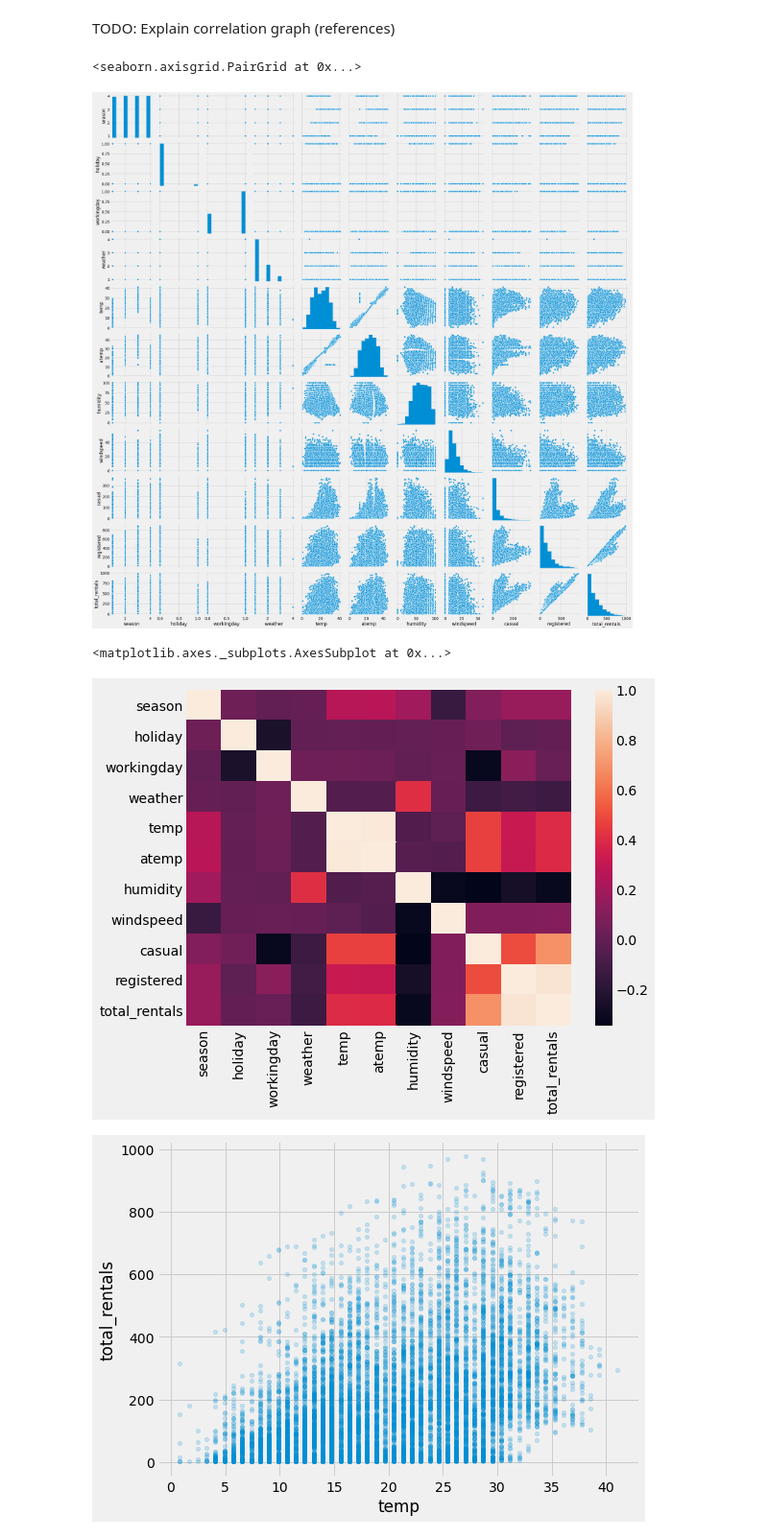
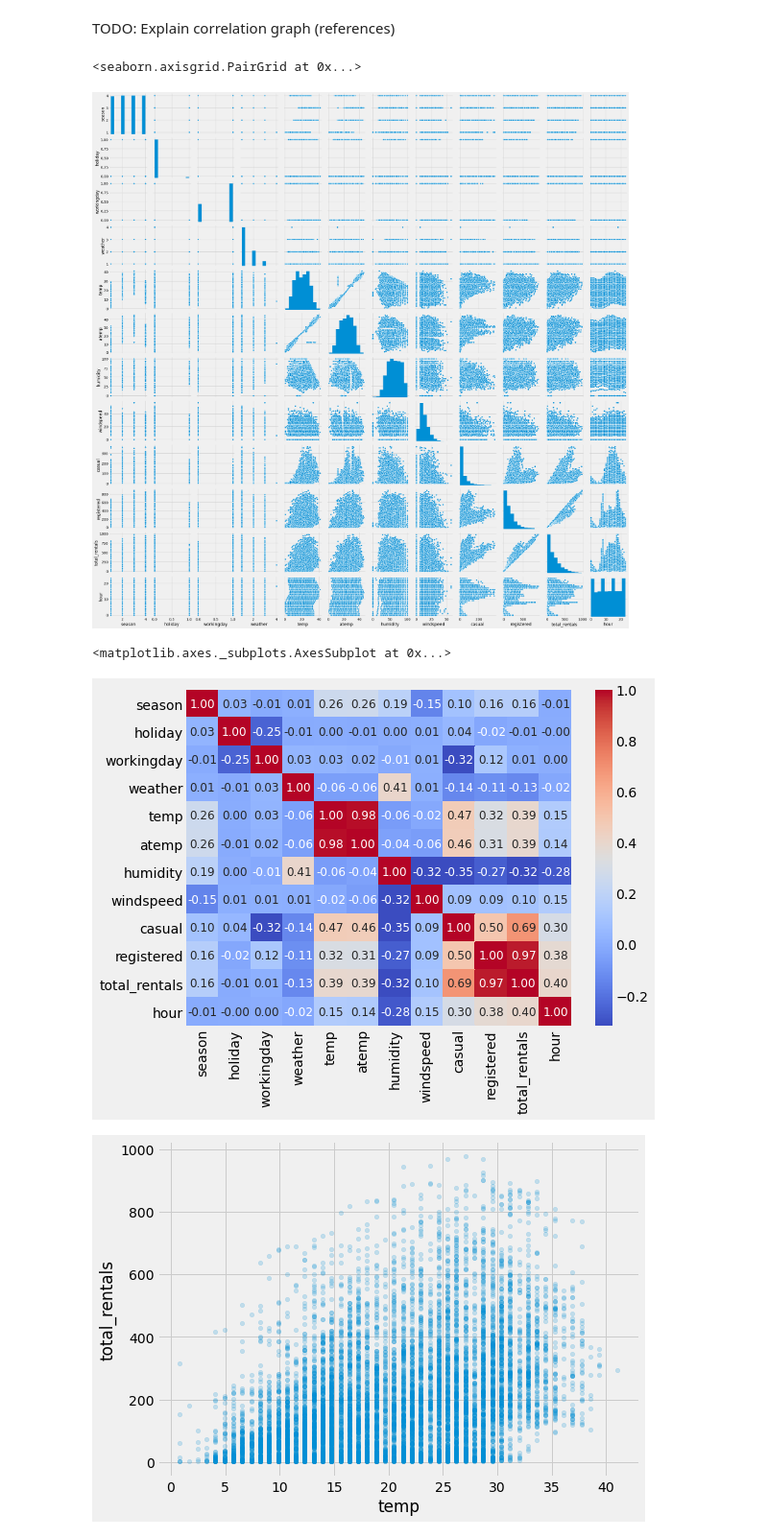
Before and after one commit to tranhoangkhuongvn/MachineLearning_Course, a Jupyter notebook: Part2_LinearRegression.ipynb, the cells around one changed output. Shown at 96% size. Cells and saved outputs as stored; diff of their text form; code cells hidden in the pictures.

```diff
--- a/Part2_LinearRegression.ipynb
+++ b/Part2_LinearRegression.ipynb
@@ -154,5 +154,5 @@ count           int64
 dtype: object
 # %%
 # datetime is better represented as a datetime datatype
-pd.to_datetime(bikes['datetime'])
+bikes['datetime'] = pd.to_datetime(bikes['datetime'])
 #bikes.dtypes
@@ -171,0 +159,3 @@ Name: datetime, Length: 10886, dtype: datetime64[ns]
+# %%
+bikes['hour'] = bikes['datetime'].dt.hour
+bikes.head()
@@ -222,14 +219,20 @@ TODO: Explain correlation graph (references)
 sns.pairplot(bikes)
 # %% [output]
 <seaborn.axisgrid.PairGrid at 0x...>
-[figure, old version]
+[figure, new version]
 # %%
 # Use heatmap as a different method to observe the correlation
 # Change the colour map from -1.0 to 1.0
-sns.heatmap(bikes.corr())
+sns.heatmap(bikes.corr(), ## this is correlation between features, should not normalise them to -1 to 1, or mess up the values
+            cmap='coolwarm',
+            annot=True,
+            robust=True,
+            fmt=".2f",
+            annot_kws={'size':12}
+           )
 # %% [output]
 <matplotlib.axes._subplots.AxesSubplot at 0x...>
-[figure, old version]
+[figure, new version]
 # %%
 # Try out some simple visualisation to see the relationship between some variables and the target
 bikes.plot(kind='scatter', x='temp', y='total_rentals', alpha=0.2);
```
Also changed, not shown: parts of 19 cells of this notebook, 2 other files.
